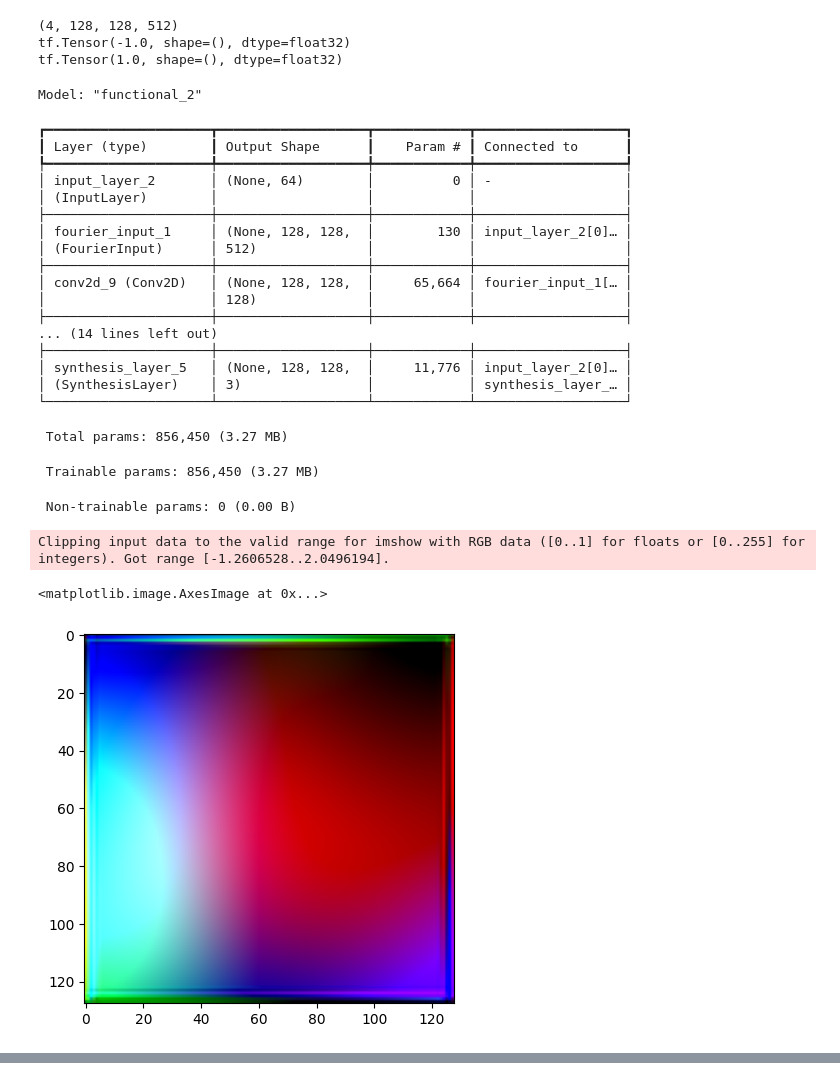
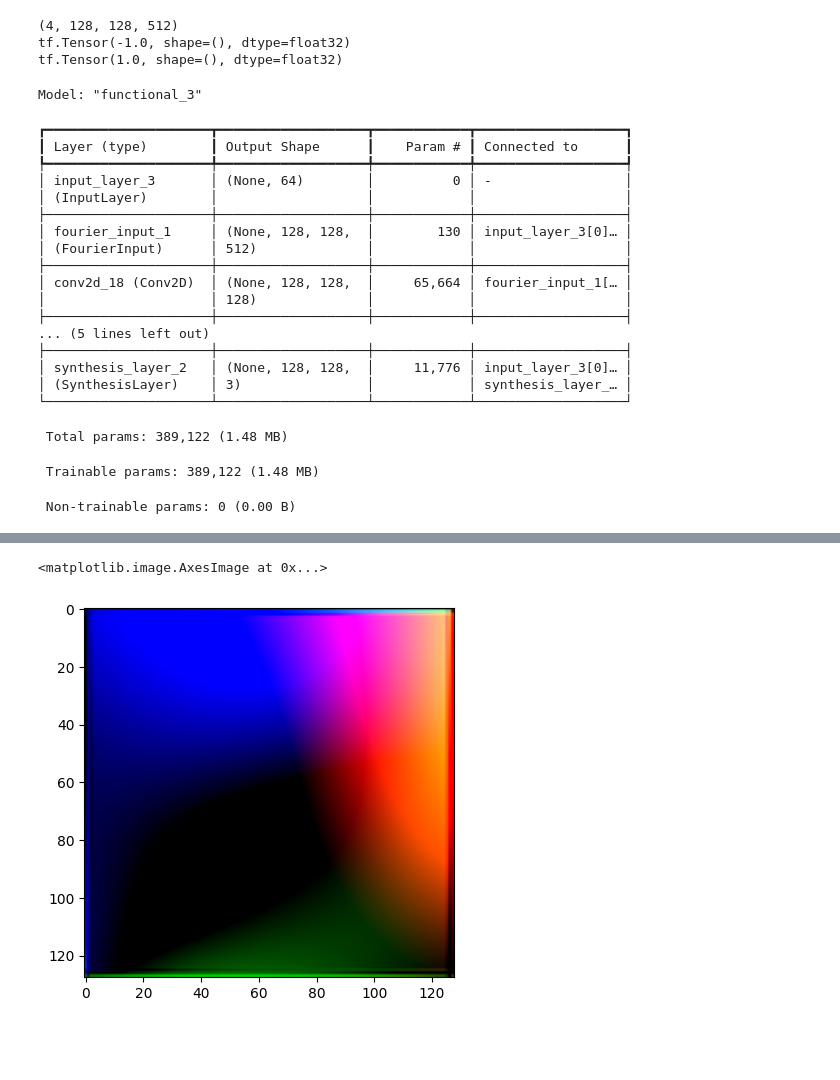
Before and after one commit to LFBJC/machine_learning_systems, a Jupyter notebook: GAN/styleganv3.ipynb, the cells around one changed output, grey strips where cells are left out. Saved outputs shown, nothing was run; the diff lists cells and outputs as text; code cells hidden in the pictures; blank space fills up the shorter version.

```diff
--- a/GAN/styleganv3.ipynb
+++ b/GAN/styleganv3.ipynb
@@ -251,37 +247,51 @@ def synthesis_network():
     inputs = layers.Input((64,))
     fourier_input = FourierInput(512)(inputs)
     x = layers.Conv2D(filters=128, kernel_size=1, padding="same")(fourier_input)
-    for i in range(5):
+    for i in range(2):
         x = SynthesisLayer(128,128,3)(inputs, x)
     x = SynthesisLayer(128,3,3)(inputs, x)
     model = tf.keras.Model(inputs, x)
     return model
 synthesis_network().summary()
 # %% [output]
-Model: "functional_2"
+Model: "functional_3"
 ┏━━━━━━━━━━━━━━━━━━━━━┳━━━━━━━━━━━━━━━━━━━┳━━━━━━━━━━━━┳━━━━━━━━━━━━━━━━━━━┓
 ┃ Layer (type)        ┃ Output Shape      ┃    Param # ┃ Connected to      ┃
 ┡━━━━━━━━━━━━━━━━━━━━━╇━━━━━━━━━━━━━━━━━━━╇━━━━━━━━━━━━╇━━━━━━━━━━━━━━━━━━━┩
-│ input_layer_2       │ (None, 64)        │          0 │ -                 │
+│ input_layer_3       │ (None, 64)        │          0 │ -                 │
 │ (InputLayer)        │                   │            │                   │
 ├─────────────────────┼───────────────────┼────────────┼───────────────────┤
-│ fourier_input_1     │ (None, 128, 128,  │        130 │ input_layer_2[0]… │
+│ fourier_input_1     │ (None, 128, 128,  │        130 │ input_layer_3[0]… │
 │ (FourierInput)      │ 512)              │            │                   │
 ├─────────────────────┼───────────────────┼────────────┼───────────────────┤
-│ conv2d_9 (Conv2D)   │ (None, 128, 128,  │     65,664 │ fourier_input_1[… │
+│ conv2d_18 (Conv2D)  │ (None, 128, 128,  │     65,664 │ fourier_input_1[… │
 │                     │ 128)              │            │                   │
 ├─────────────────────┼───────────────────┼────────────┼───────────────────┤
-... (14 lines left out)
+... (5 lines left out)
 ├─────────────────────┼───────────────────┼────────────┼───────────────────┤
-│ synthesis_layer_5   │ (None, 128, 128,  │     11,776 │ input_layer_2[0]… │
+│ synthesis_layer_2   │ (None, 128, 128,  │     11,776 │ input_layer_3[0]… │
 │ (SynthesisLayer)    │ 3)                │            │ synthesis_layer_… │
 └─────────────────────┴───────────────────┴────────────┴───────────────────┘
- Total params: 856,450 (3.27 MB)
+ Total params: 389,122 (1.48 MB)
- Trainable params: 856,450 (3.27 MB)
+ Trainable params: 389,122 (1.48 MB)
  Non-trainable params: 0 (0.00 B)
-# %%
-plt.imshow(synthesis_network()(tf.random.normal((1,GENERATOR_LATENT_DIM))).numpy()[0])
-# %% [output]
-Clipping input data to the valid range for imshow with RGB data ([0..1] for floats or [0..255] for integers). Got range [-1.2606528..2.0496194].
-<matplotlib.image.AxesImage at 0x...>
-[figure, removed]
+# %%
+from keras.optimizers import Adam
+gerador = synthesis_network()
+
+critico = criar_critico()
+optimizer_gerador = Adam(learning_rate=0.0001, beta_1=0.0, beta_2=0.9)
+
+optimizer_critico = Adam(learning_rate=0.0001, beta_1=0.0, beta_2=0.9)
+# CHECKPOINTS DEFINITION AND RESTORATION
+
+ckpt = tf.train.Checkpoint(
+    gerador=gerador,
+    critico=critico,
+    optimizer_gerador=optimizer_gerador,
+    optimizer_critico=optimizer_critico,
+    epoch=tf.Variable(0),
+    batch=tf.Variable(0)
+)
+plt.imshow(gerador(tf.random.normal((1,GENERATOR_LATENT_DIM))).numpy()[0])
+# %% [output]
@@ -288,3 +299,5 @@ Clipping input data to the valid range for imshow with RGB data ([0..1] for floa
+<matplotlib.image.AxesImage at 0x...>
+[figure, added]
 # %%
 def train_critic(
     imagens_reais,
```
Also changed, not shown: parts of 9 cells of this notebook.
